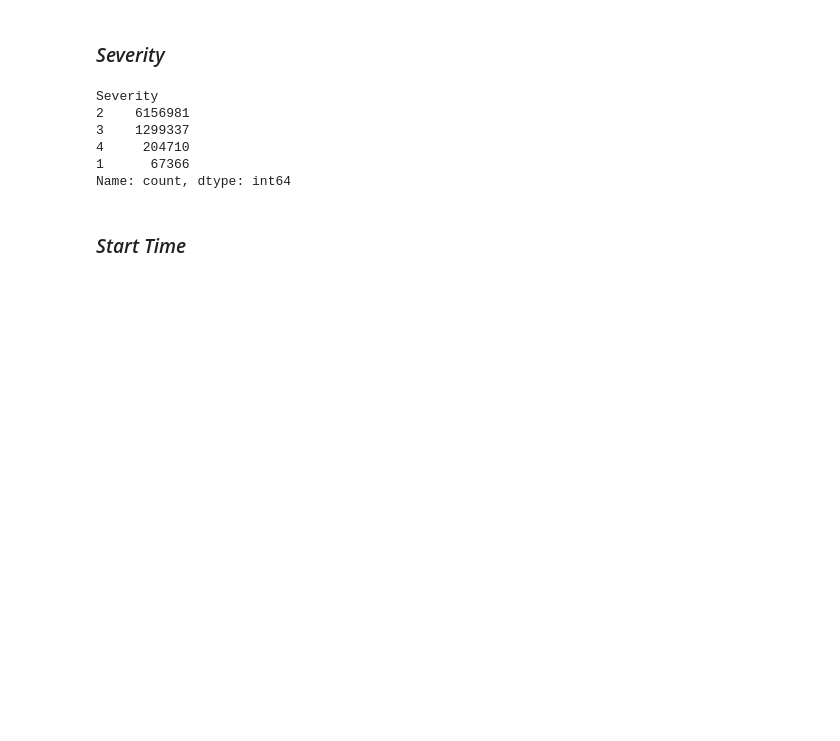
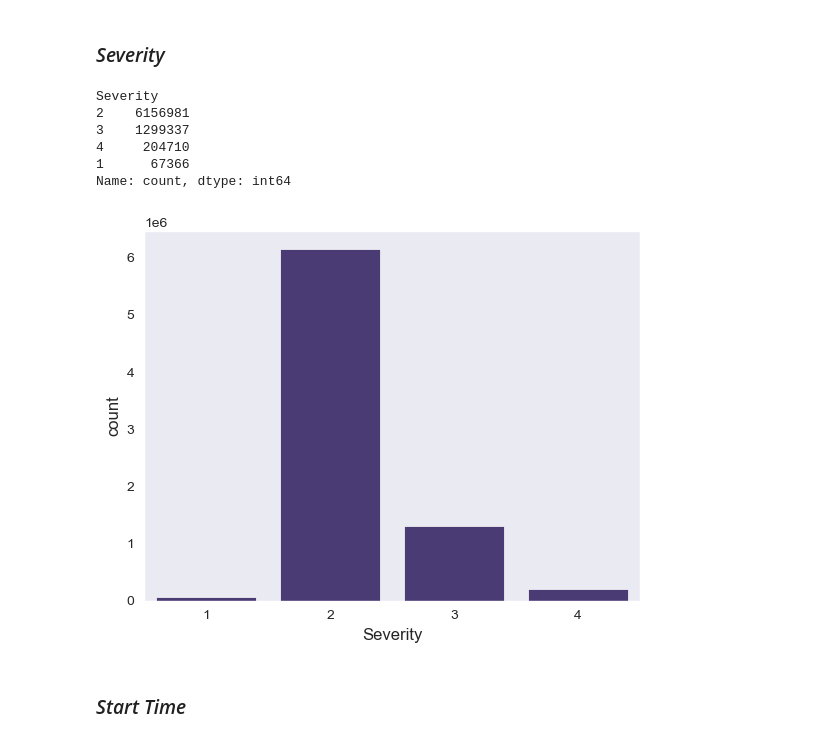
Before and after one commit to niranjan910/US-Accident-Analytics, a Jupyter notebook: US_Accident_analysis.ipynb, the cells around one changed output. Drawn from its saved outputs; the diff is of its cells as text; code cells hidden in the pictures; blank space fills up the shorter version.

```diff
--- a/US_Accident_analysis.ipynb
+++ b/US_Accident_analysis.ipynb
@@ -163,6 +173,11 @@ Severity
 4     204710
 1      67366
 Name: count, dtype: int64
+# %%
+sns.countplot(x='Severity', data=df)
+plt.show()
+# %% [output]
+[figure, added]
 # %% [markdown]
 ### *Start Time*
 # %%
```
Also changed, not shown: parts of 43 cells of this notebook.
